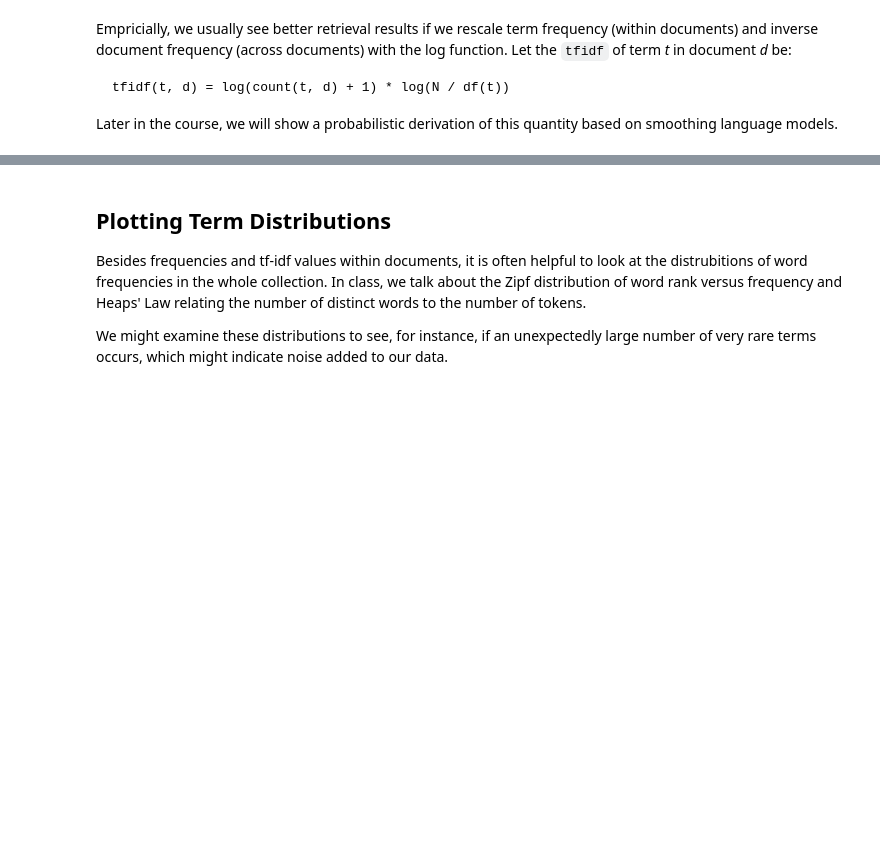
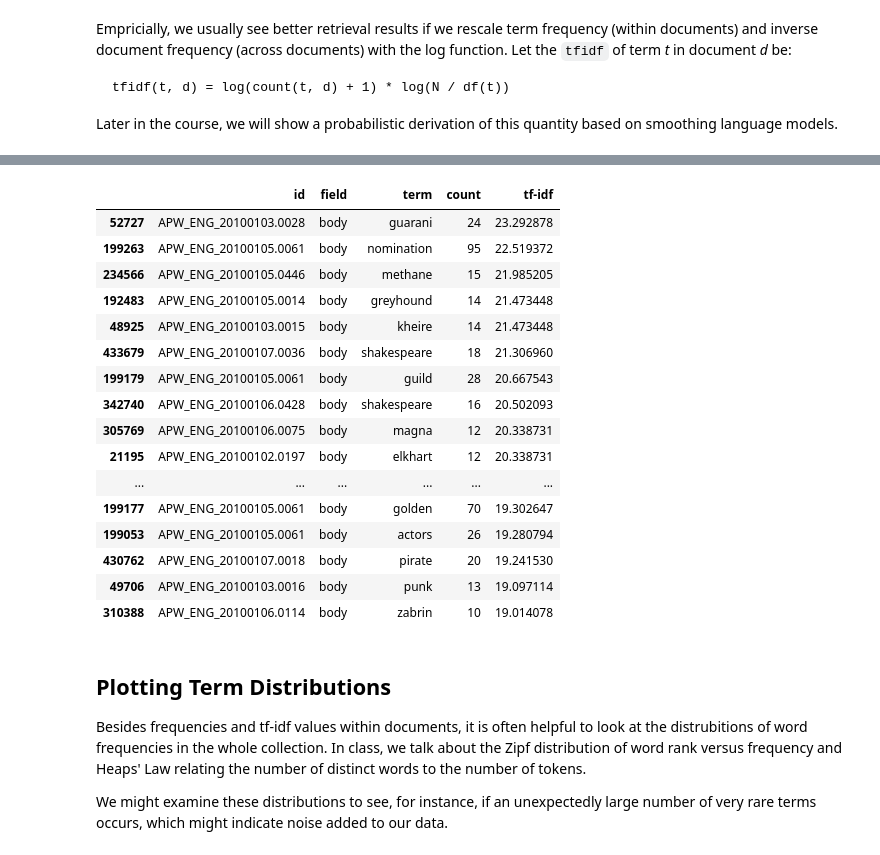
Before and after one commit to kingsmil/cs6200-hw1, a Jupyter notebook: term_statistics.ipynb, the cells around one changed output, grey strips where cells are left out. Drawn from its saved outputs; the diff is of its cells as text; code cells hidden in the pictures; blank space fills up the shorter version.

```diff
--- a/term_statistics.ipynb
+++ b/term_statistics.ipynb
@@ -61,8 +118,13 @@ Feel free to define helper functions in your code before computing the statistic
 Raw counts may not be the most informative statistic. One common improvement is to use *inverse document frequency*, the inverse of the proportion of documents that contain a given term.
 # %%
 # TODO: Compute the number of distinct documents in the collection.
-N = 0
-
+predf = pd.DataFrame(data= terms)
+predf['id'].nunique()
+N = predf['id'].nunique()
+print(N, "number of distinct documents")
 # TODO: Compute the number of distinct documents each term appears in
 # and store in a dictionary.
-df = dict()
+
+
+df = predf.groupby('term')['id'].nunique().to_dict()
+df
@@ -79,4 +165,6 @@ Later in the course, we will show a probabilistic derivation of this quantity ba
 # %%
 # TODO: Compute the tf-idf value for each term in each document.
 # Take the raw term data and add a tfidf field to each record.
-tfidf_terms = None
+predf['tf-idf'] = np.log(predf['count'] + 1) * np.log(N/predf['term'].map(df))
+tfidf_terms = predf
+tfidf_terms
@@ -83,5 +185,24 @@ tfidf_terms = None
 # %%
 # TODO: Print the 20 term-document pairs with the highest tf-idf values.
+tfidf_terms.sort_values(by='tf-idf', ascending=False).head(20)
+# %% [output]
+|  | id | field | term | count | tf-idf |
+| 52727 | APW_ENG_20100103.0028 | body | guarani | 24 | 23.292878 |
+| 199263 | APW_ENG_20100105.0061 | body | nomination | 95 | 22.519372 |
+| 234566 | APW_ENG_20100105.0446 | body | methane | 15 | 21.985205 |
+| 192483 | APW_ENG_20100105.0014 | body | greyhound | 14 | 21.473448 |
+| 48925 | APW_ENG_20100103.0015 | body | kheire | 14 | 21.473448 |
+| 433679 | APW_ENG_20100107.0036 | body | shakespeare | 18 | 21.306960 |
+| 199179 | APW_ENG_20100105.0061 | body | guild | 28 | 20.667543 |
+| 342740 | APW_ENG_20100106.0428 | body | shakespeare | 16 | 20.502093 |
+| 305769 | APW_ENG_20100106.0075 | body | magna | 12 | 20.338731 |
+| 21195 | APW_ENG_20100102.0197 | body | elkhart | 12 | 20.338731 |
+| ... | ... | ... | ... | ... | ... |
+| 199177 | APW_ENG_20100105.0061 | body | golden | 70 | 19.302647 |
+| 199053 | APW_ENG_20100105.0061 | body | actors | 26 | 19.280794 |
+| 430762 | APW_ENG_20100107.0018 | body | pirate | 20 | 19.241530 |
+| 49706 | APW_ENG_20100103.0016 | body | punk | 13 | 19.097114 |
+| 310388 | APW_ENG_20100106.0114 | body | zabrin | 10 | 19.014078 |
 # %% [markdown]
 ## Plotting Term Distributions
 
```
Also changed, not shown: parts of 17 cells of this notebook.
